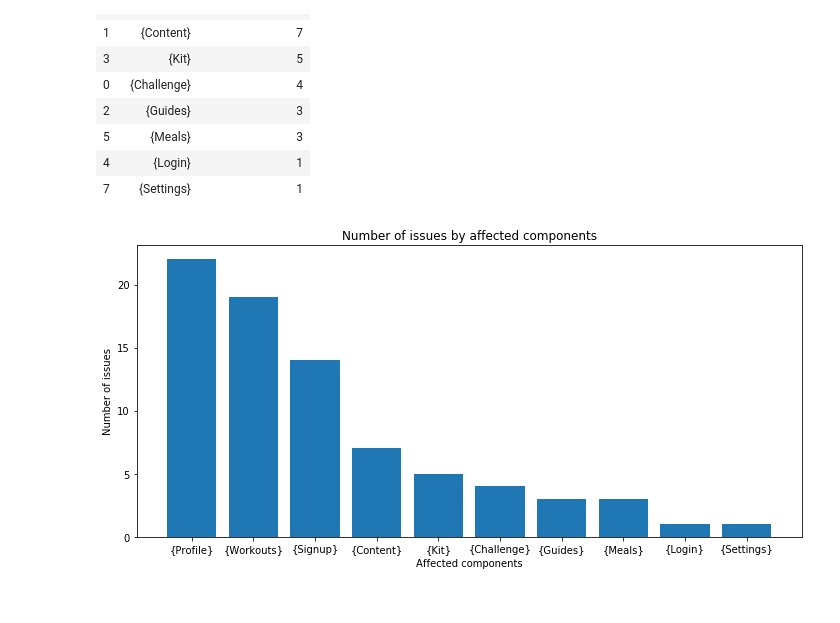
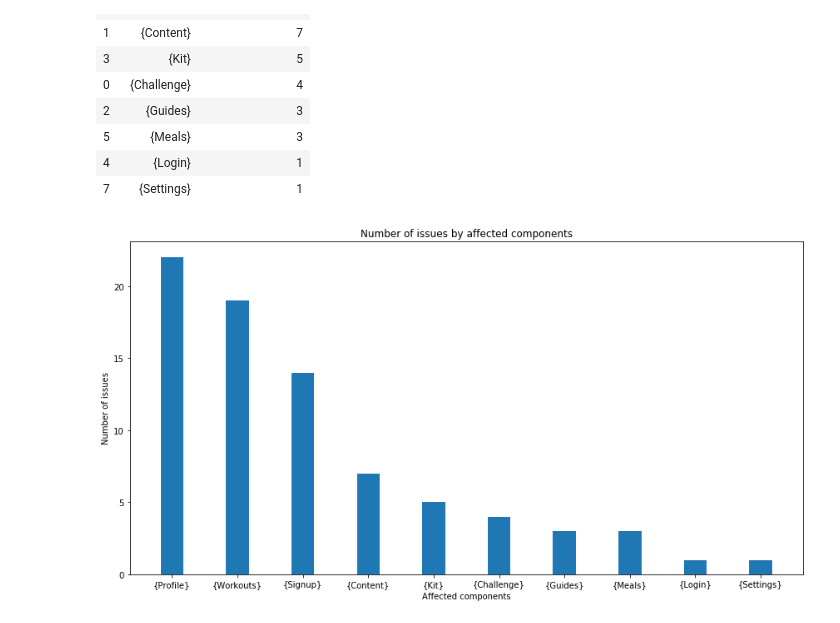
Before and after one commit to kamilaurbanczyk/Testing-cycle-analysis, a Jupyter notebook: Data analysis .ipynb, the cells around one changed output. Cells and saved outputs as stored; diff of their text form; code cells hidden in the pictures.

```diff
--- a/Data analysis .ipynb
+++ b/Data analysis .ipynb
@@ -245,13 +246,15 @@ affected_components
 | 4 | {Login} | 1 |
 | 7 | {Settings} | 1 |
 # %%
-plt.figure(figsize=(10,5))
-plt.bar(affected_components.components, affected_components.number_of_issues, width=0.8, align='center')
+# Creating plot
+
+plt.figure(figsize=(12,6.5))
+plt.bar(affected_components.components, affected_components.number_of_issues, width=0.35, align='center')
 plt.xlabel('Affected components')
 plt.ylabel('Number of issues')
 plt.title('Number of issues by affected components')
 plt.savefig('Number of issues by affected components.pdf')
 plt.tight_layout()
 plt.show()
 # %% [output]
-[figure, old version]
+[figure, new version]
```
Also changed, not shown: parts of 4 cells of this notebook, 5 other files.
